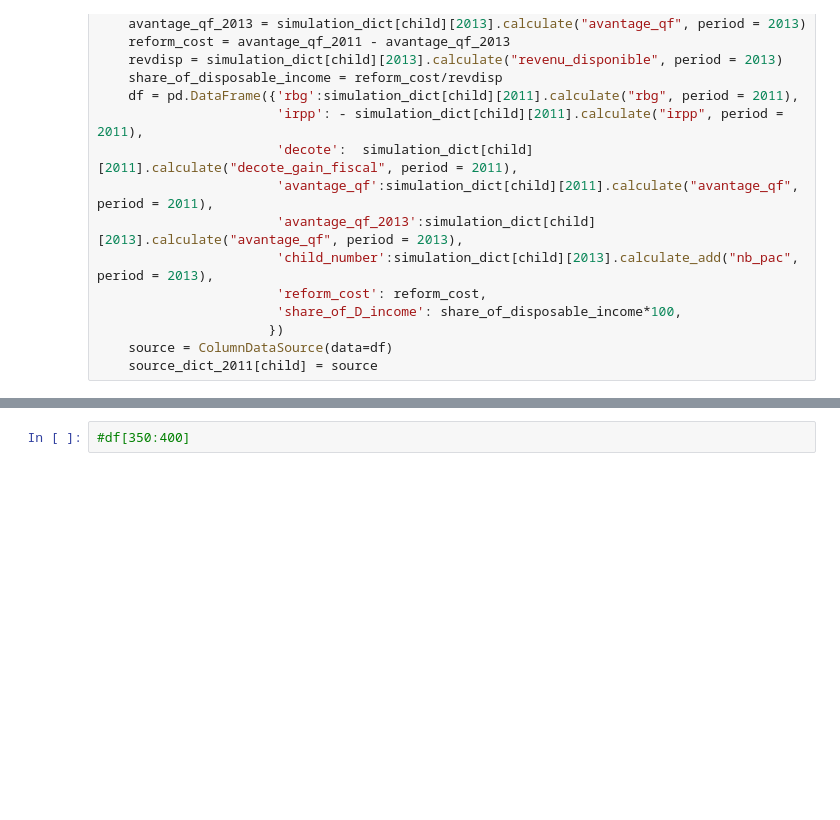
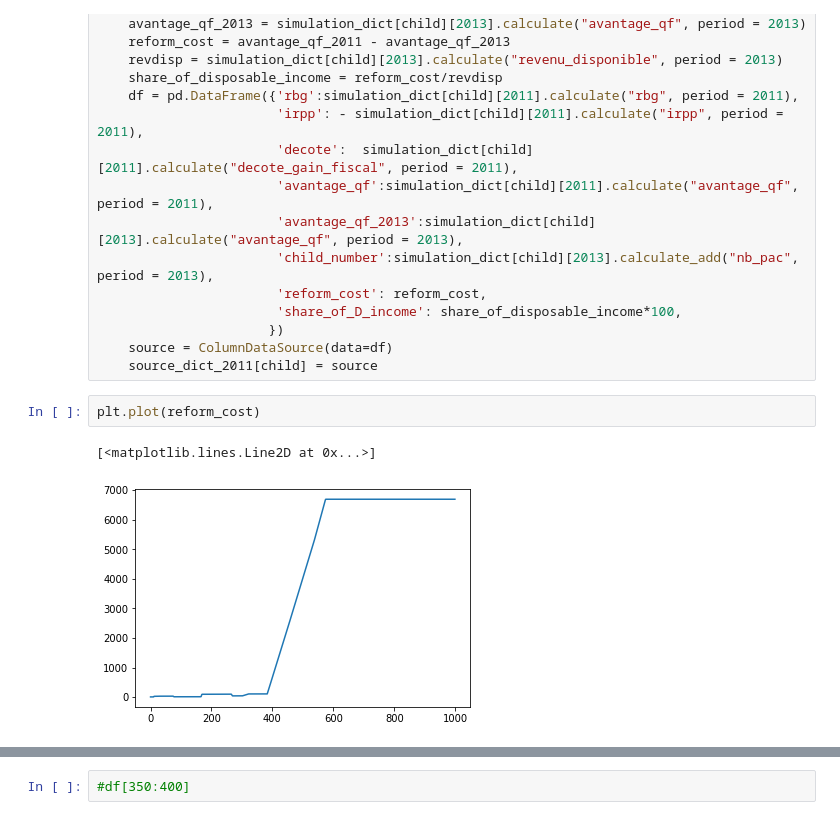
Before and after one commit to adrienpacifico/adrienpacifico.github.io, a Jupyter notebook: Notebooks/bokeh_graph_for_website_qf_lowering.ipynb, the cells around one changed output, grey strips where cells are left out. Saved outputs shown, nothing was run; the diff lists cells and outputs as text; blank space fills up the shorter version.

```diff
--- a/Notebooks/bokeh_graph_for_website_qf_lowering.ipynb
+++ b/Notebooks/bokeh_graph_for_website_qf_lowering.ipynb
@@ -132,3 +132,8 @@ for child in range(6):
                       })
     source = ColumnDataSource(data=df)
     source_dict_2011[child] = source
+# %%
+plt.plot(reform_cost)
+# %% [output]
+[<matplotlib.lines.Line2D at 0x...>]
+[figure, added]
```
Also changed, not shown: parts of 5 cells of this notebook, 10 other files.
